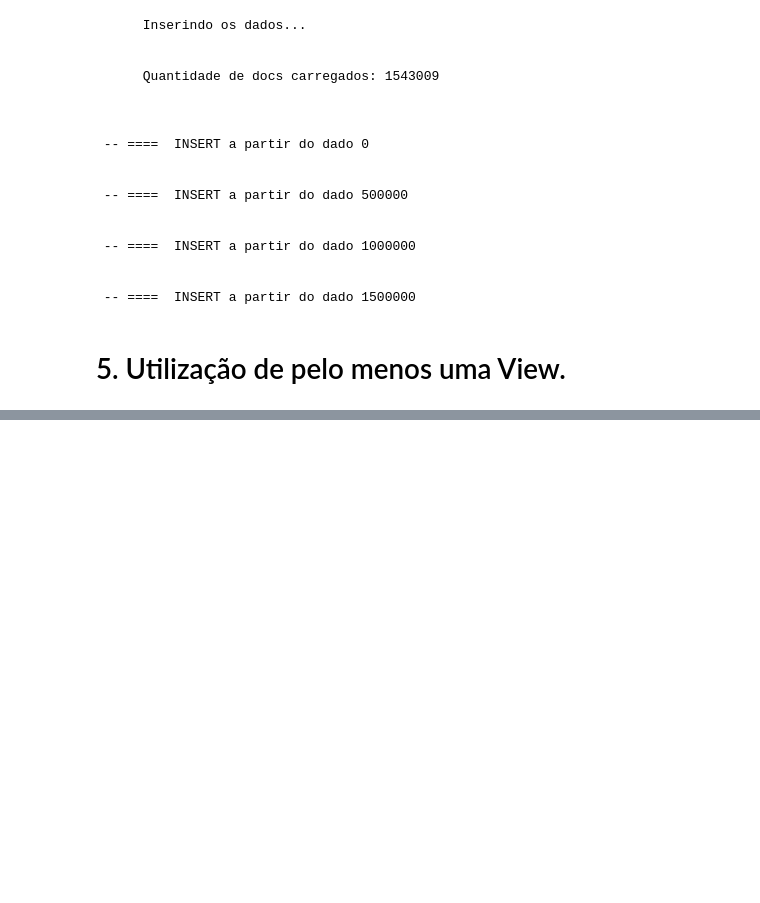
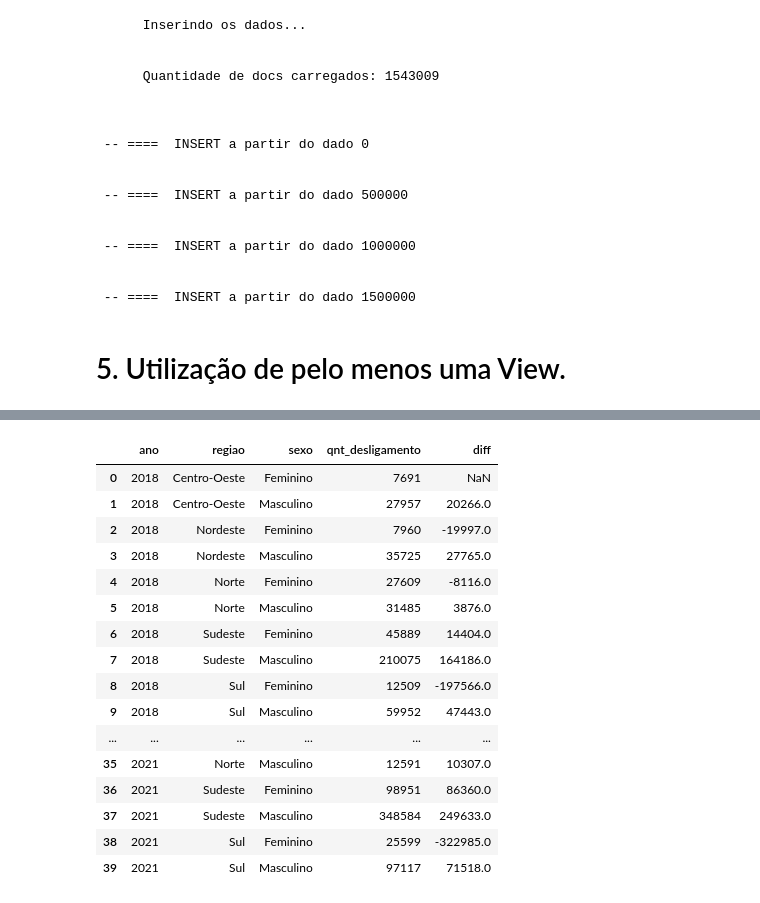
Before and after one commit to celiudos/unb_artigo_mineracao_dados, a Jupyter notebook: src/FBD/projeto_FBD.ipynb, the cells around one changed output, grey strips where cells are left out. Saved outputs shown, nothing was run; the diff lists cells and outputs as text; code cells hidden in the pictures; blank space fills up the shorter version.

```diff
--- a/src/FBD/projeto_FBD.ipynb
+++ b/src/FBD/projeto_FBD.ipynb
@@ -429,0 +767,47 @@ Conteúdo de: [querys_sql/CONSULTAS_COMPLEXAS.sql](querys_sql/CONSULTAS_COMPLEXA
+# %%
+pd.read_sql(f"""
+WITH qnt_desligs AS (
+        SELECT
+            ano,
+            regiao,
+            sexo,
+            COUNT(desligamento) as qnt_desligamento
+        FROM
+            `VW_EMPREGADO_FULL`
+        GROUP BY
+            ano,
+            regiao,
+            sexo
+    )
+SELECT
+    *,
+    ROUND(
+        qnt_desligamento - LAG(qnt_desligamento, 1) OVER (
+            ORDER BY
+                ano,
+                regiao,
+                sexo
+        ),
+        2
+    ) as diff
+FROM qnt_desligs as q
+ORDER BY ano, regiao, sexo;
+""", cnx)
+# %% [output]
+|  | ano | regiao | sexo | qnt_desligamento | diff |
+| 0 | 2018 | Centro-Oeste | Feminino | 7691 | NaN |
+| 1 | 2018 | Centro-Oeste | Masculino | 27957 | 20266.0 |
+| 2 | 2018 | Nordeste | Feminino | 7960 | -19997.0 |
+| 3 | 2018 | Nordeste | Masculino | 35725 | 27765.0 |
+| 4 | 2018 | Norte | Feminino | 27609 | -8116.0 |
+| 5 | 2018 | Norte | Masculino | 31485 | 3876.0 |
+| 6 | 2018 | Sudeste | Feminino | 45889 | 14404.0 |
+| 7 | 2018 | Sudeste | Masculino | 210075 | 164186.0 |
+| 8 | 2018 | Sul | Feminino | 12509 | -197566.0 |
+| 9 | 2018 | Sul | Masculino | 59952 | 47443.0 |
+| ... | ... | ... | ... | ... | ... |
+| 35 | 2021 | Norte | Masculino | 12591 | 10307.0 |
+| 36 | 2021 | Sudeste | Feminino | 98951 | 86360.0 |
+| 37 | 2021 | Sudeste | Masculino | 348584 | 249633.0 |
+| 38 | 2021 | Sul | Feminino | 25599 | -322985.0 |
+| 39 | 2021 | Sul | Masculino | 97117 | 71518.0 |
```
Also changed, not shown: parts of 41 cells of this notebook, 25 other files.
